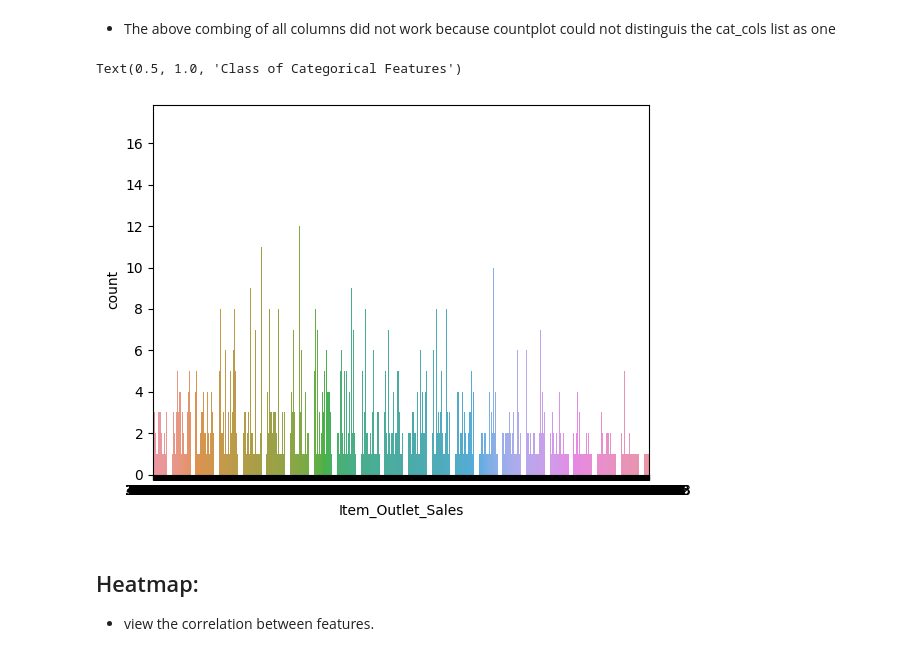
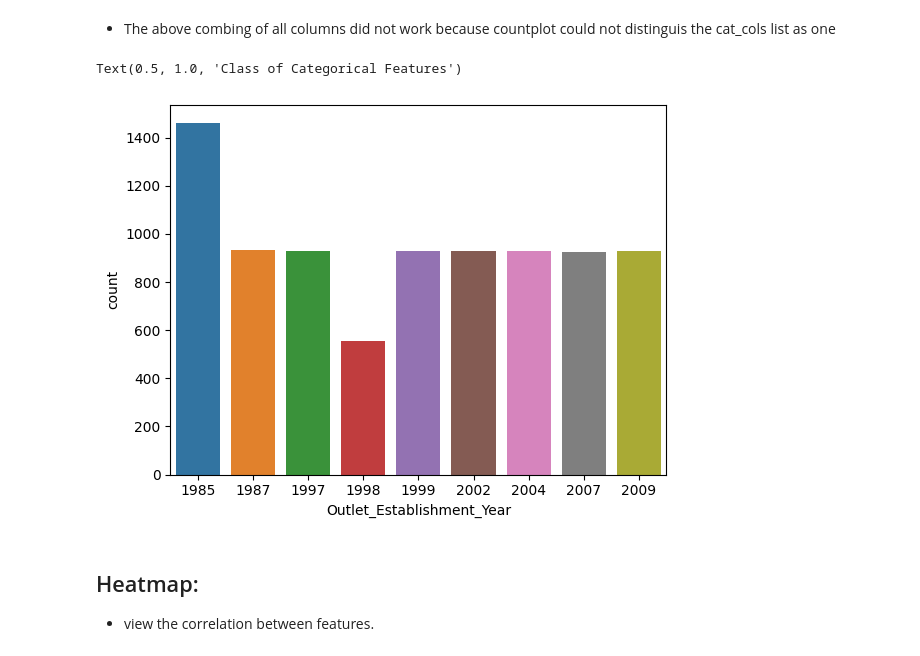
Before and after one commit to VALDE021/Prediction-of-Product-Sales, a Jupyter notebook: Eric_N_Valdez's_Prediction_of_Product_Sales.ipynb, the cells around one changed output. Drawn from its saved outputs; the diff is of its cells as text; code cells hidden in the pictures.

```diff
--- a/Eric_N_Valdez's_Prediction_of_Product_Sales.ipynb
+++ b/Eric_N_Valdez's_Prediction_of_Product_Sales.ipynb
@@ -423,7 +423,7 @@ ax.set_ylabel('Item_Outlet_Sales');
 - view statistical summaries of numerical features in your dataset.
 # %%
 # Creating a boxplot
-ax = sns.boxplot(x = 'Item_Outlet_Sales', y = 'Item_Visibility', data = df_sales)
+ax = sns.boxplot(x = 'Item_MRP', y = 'Item_Outlet_Sales', data = df_sales)
 # Setting a title
 ax.set_title('Summaries of Numerical Features')
 # %% [output]
@@ -442,12 +442,12 @@ cat_cols
 - The above combing of all columns did not work because countplot could not distinguis the cat_cols list as one
 # %%
 # Creating a MatplotLib in seaborn.countplot()
-sns.countplot(x = 'Item_Outlet_Sales', data = df_sales)
+sns.countplot(x = 'Outlet_Establishment_Year', data = df_sales)
 # Setting a title
-ax.set_title('Class of Categorical Features')
+ax.set_title('Year Establishments')
 # %% [output]
 Text(0.5, 1.0, 'Class of Categorical Features')
-[figure, old version]
+[figure, new version]
 # %% [markdown]
 ## Heatmap:
 - view the correlation between features.
```
Also changed, not shown: parts of 1 cell of this notebook.
